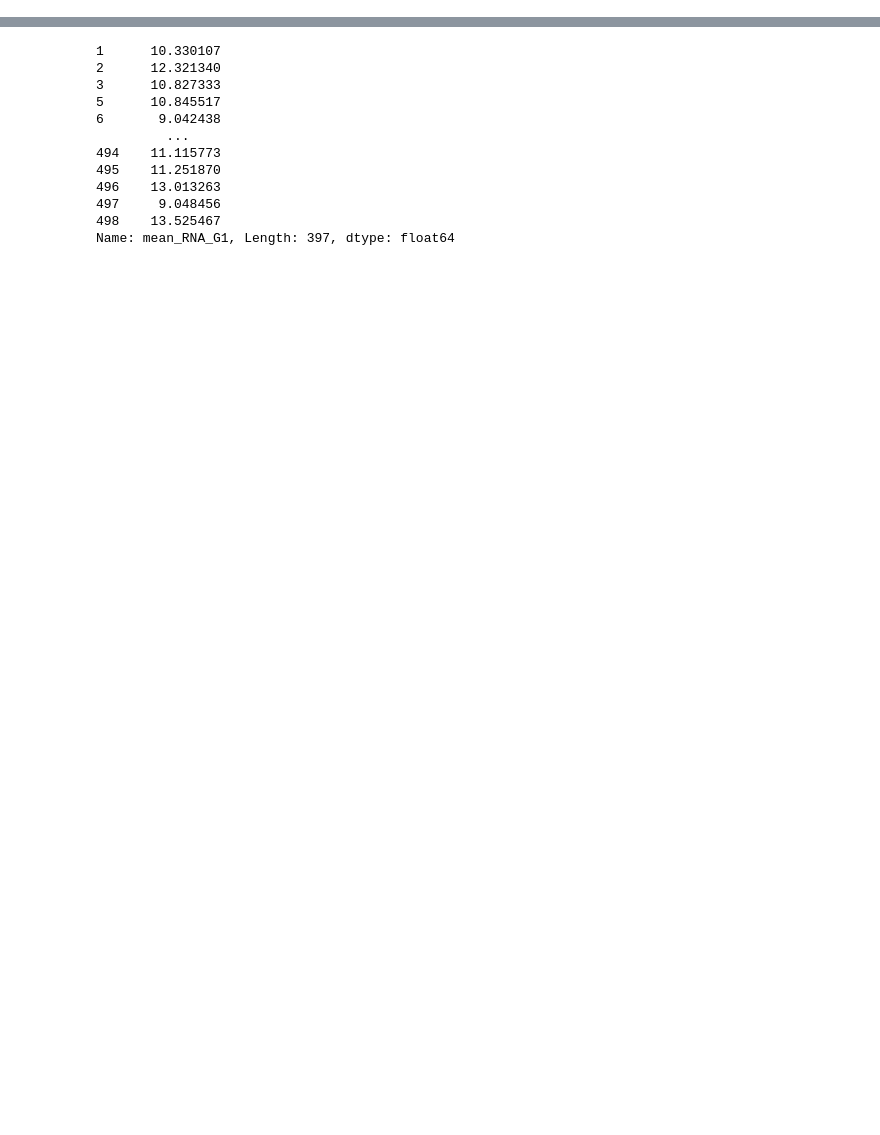
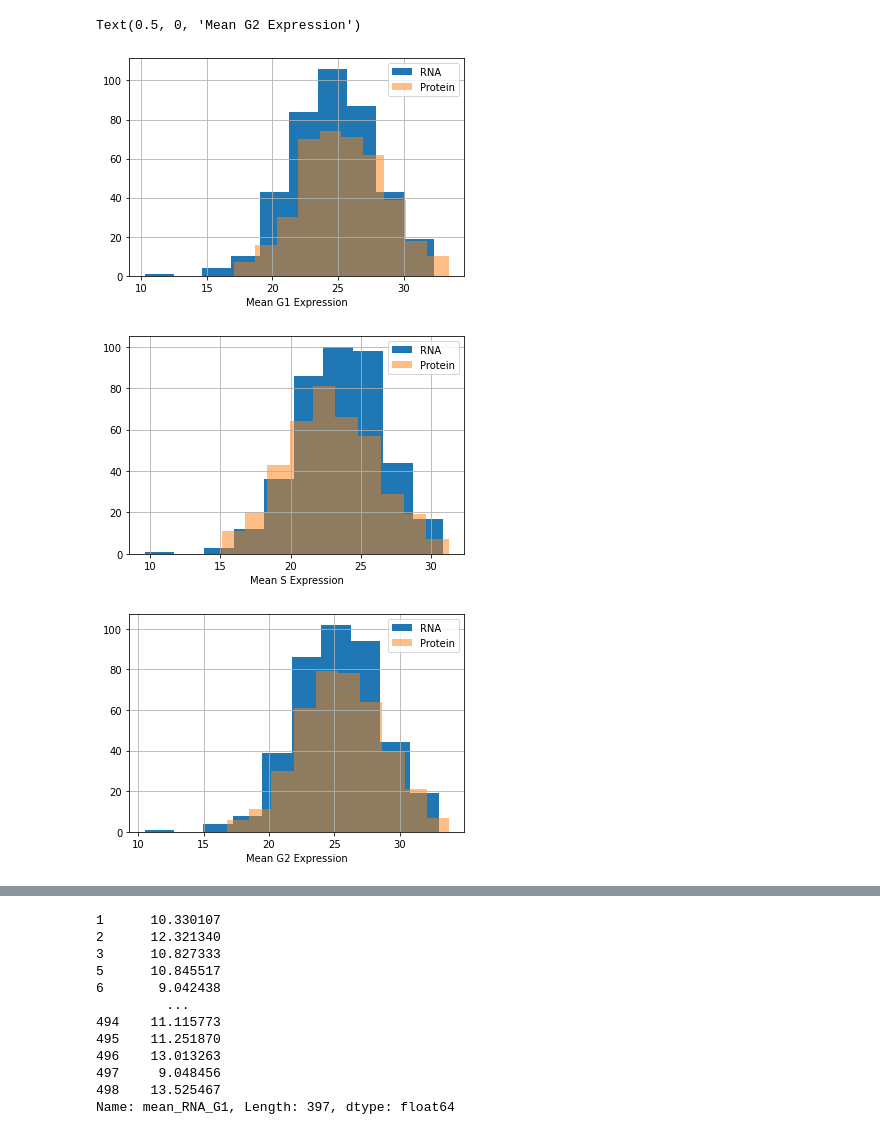
Before and after one commit to georgegarrington/COMP3212-computationalBiology, a Jupyter notebook: week1/week1.ipynb, the cells around one changed output, grey strips where cells are left out. Cells and saved outputs as stored; diff of their text form; code cells hidden in the pictures; blank space fills up the shorter version.

```diff
--- a/week1/week1.ipynb
+++ b/week1/week1.ipynb
@@ -29,0 +63,23 @@ cleaned_data
+# %%
+fig1, ax1 = plt.subplots()
+df.mean_RNA_G1.map(lambda x: x * 2.2).hist(ax=ax1, label='RNA', bins = 10)
+df.mean_protein_G1.hist(ax=ax1, label='Protein', bins = 10, alpha = 0.5)
+ax1.legend()
+ax1.set_xlabel('Mean G1 Expression')
+
+fig2, ax2 = plt.subplots()
+df.mean_RNA_S.map(lambda x: x * 2.1).hist(ax=ax2, label='RNA')
+df.mean_protein_S.hist(ax=ax2, label='Protein', alpha = 0.5)
+ax2.legend()
+ax2.set_xlabel('Mean S Expression')
+
+fig3, ax3 = plt.subplots()
+df.mean_RNA_G2.map(lambda x: x * 2.25).hist(ax=ax3, label='RNA')
+df.mean_protein_G2.hist(ax=ax3, label='Protein', alpha = 0.5)
+ax3.legend()
+ax3.set_xlabel('Mean G2 Expression')
+# %% [output]
+Text(0.5, 0, 'Mean G2 Expression')
+[figure, added]
+[figure, added]
+[figure, added]
```
Also changed, not shown: parts of 27 cells of this notebook.
